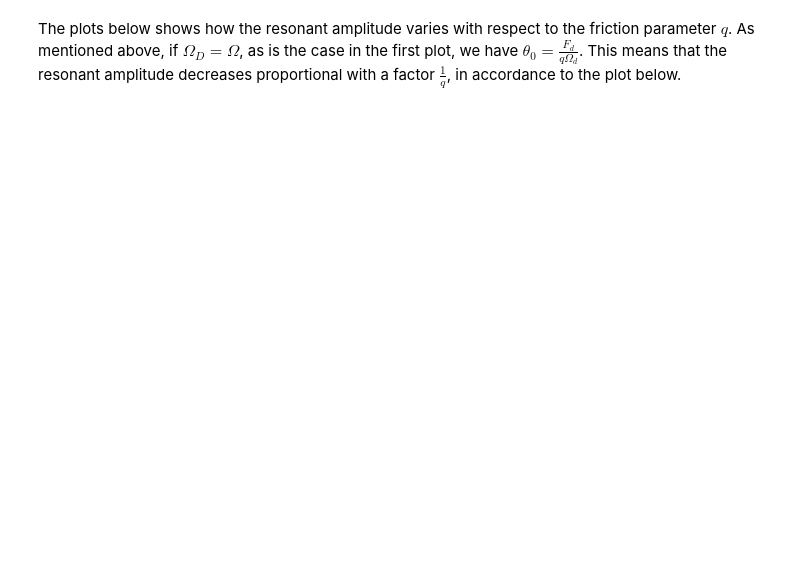
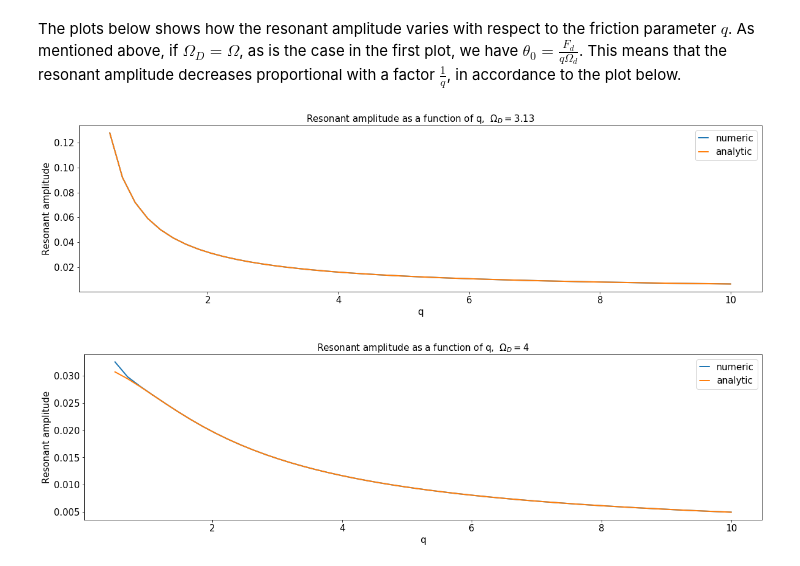
Before and after one commit to sigriaun/pendulum2, a Jupyter notebook: pendulum2.ipynb, the cells around one changed output. Drawn from its saved outputs; the diff is of its cells as text; code cells hidden in the pictures; blank space fills up the shorter version.

```diff
--- a/pendulum2.ipynb
+++ b/pendulum2.ipynb
@@ -213,31 +219,32 @@ plt.show()
 The plots below shows how the resonant amplitude varies with respect to the friction parameter $q$. As mentioned above,  if $\Omega_D = \Omega$, as is the case in the first plot, we have $\theta_0 = \frac{F_d}{q\Omega_d}$. This means that the resonant amplitude decreases proportional with a factor $\frac{1}{q}$, in accordance to the plot below.
 # %%
 "Dependence of q"
-
-Omega_D_q = Omega_D
 
 #plotting the resonant amplitude as a function of q
 def plot_resonant_amp_afo_q(Omega_D_q):
     qlist=np.linspace(0.5,10,50) #list of 50 q values between 0.5 and 10
     Amplitudes_qi=np.zeros(len(qlist)) #list for saving the amplitude values
 
     for i in range(len(qlist)):
         qi = qlist[i]
         #calculating using Runge Kutta
         x_i, t= Kutta4(f_forced,0,x0,delta_t,nsteps_omega_D,qi,Omega_D_q)
         theta_i = x_i[:,0]
         Amplitudes_qi[i] = resonant_amplitude(x_i[:,0])
 
     #The resonant amplitude calculated analytically
     analytic_ra_q = analytic_resonant_amplitude(Fd,Omega_D_q,qlist)
     #plotting
     plt.title(r"Resonant amplitude as a function of q,  $\Omega_D =$" + str(round(Omega_D_q,2)))
     plt.xlabel("q")
     plt.ylabel("Resonant amplitude")
     plt.plot(qlist,Amplitudes_qi,label='numeric')
     plt.plot(qlist,analytic_ra_q,label = 'analytic')
     plt.legend()
     plt.show()
 
-plot_resonant_amp_afo_q(Omega_D) #plotting for Omega_D=Omega
+plot_resonant_amp_afo_q(Omega) #plotting for Omega_D=Omega
 plot_resonant_amp_afo_q(4) #plotting for Omega_D=4
+# %% [output]
+[figure, added]
+[figure, added]
```
Also changed, not shown: parts of 3 cells of this notebook.
